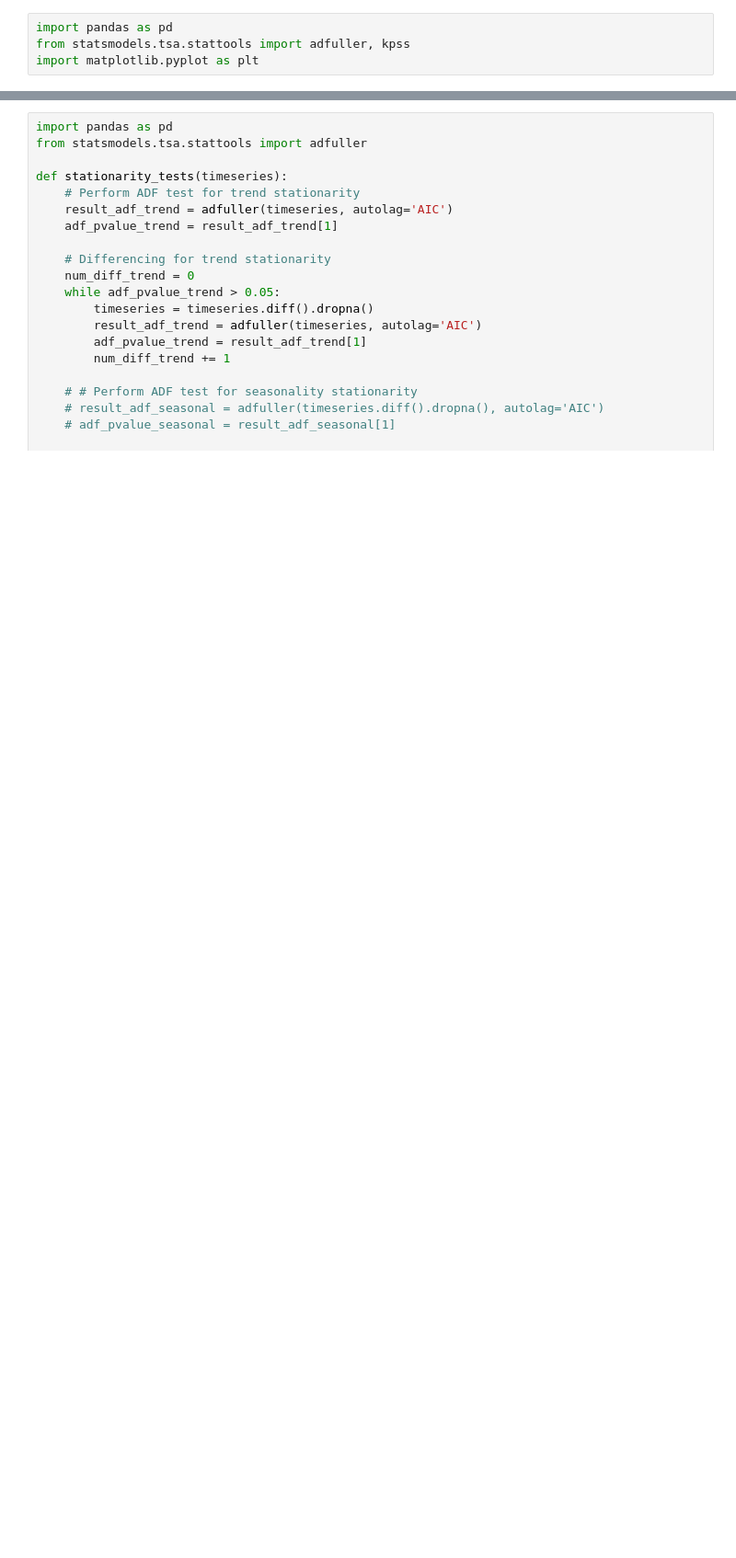
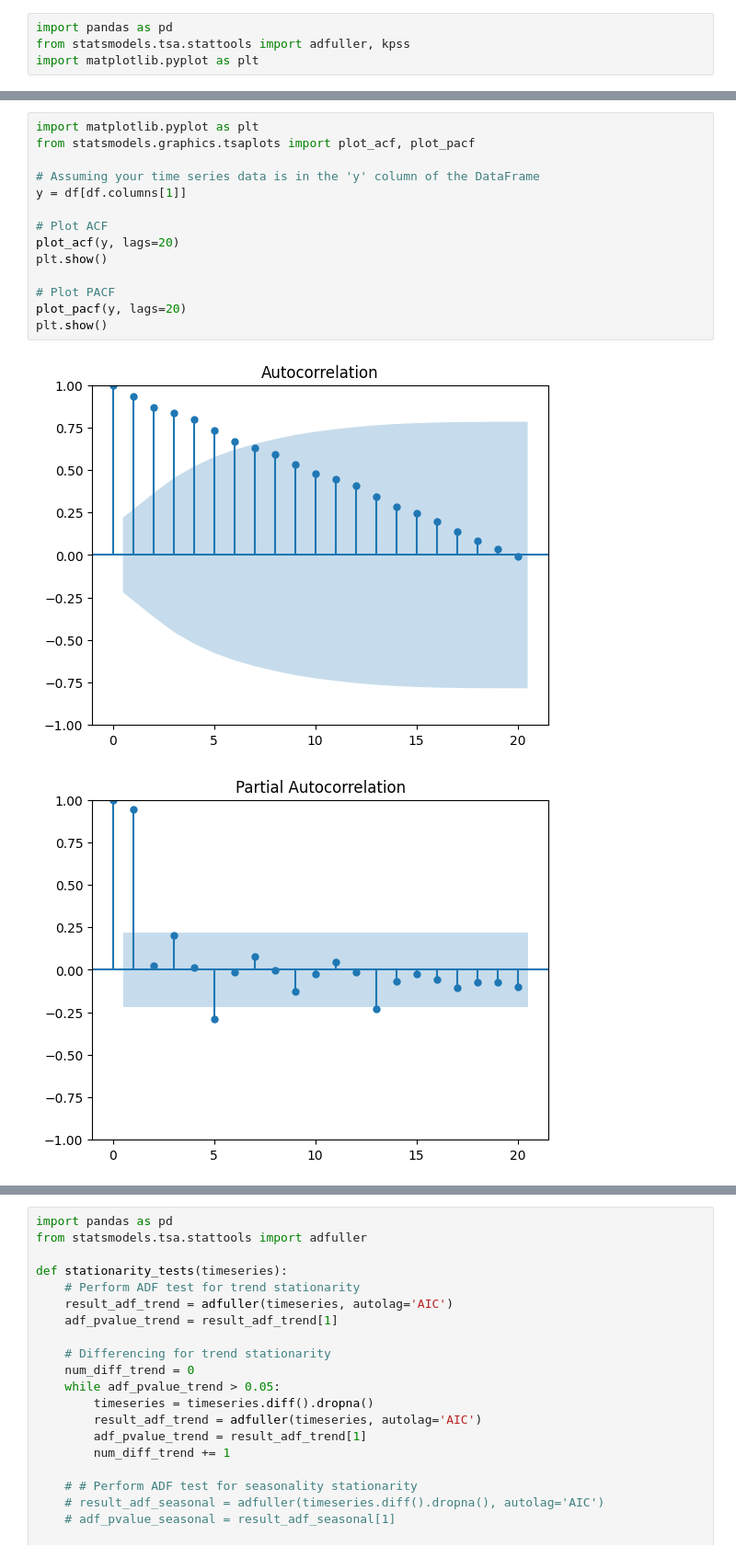
Before and after one commit to Aditya170802/EconVisor---Industry-Forecasting-Tool, a Jupyter notebook: testing.ipynb, the cells around one changed output, grey strips where cells are left out. Shown at 92% size. Cells and saved outputs as stored; diff of their text form; blank space fills up the shorter version.

```diff
--- a/testing.ipynb
+++ b/testing.ipynb
@@ -35,0 +52,17 @@ import matplotlib.pyplot as plt
+# %%
+import matplotlib.pyplot as plt
+from statsmodels.graphics.tsaplots import plot_acf, plot_pacf
+
+# Assuming your time series data is in the 'y' column of the DataFrame
+y = df[df.columns[1]]
+
+# Plot ACF
+plot_acf(y, lags=20)
+plt.show()
+
+# Plot PACF
+plot_pacf(y, lags=20)
+plt.show()
+# %% [output]
+[figure, added]
+[figure, added]
```
Also changed, not shown: parts of 19 cells of this notebook, 16 other files.
